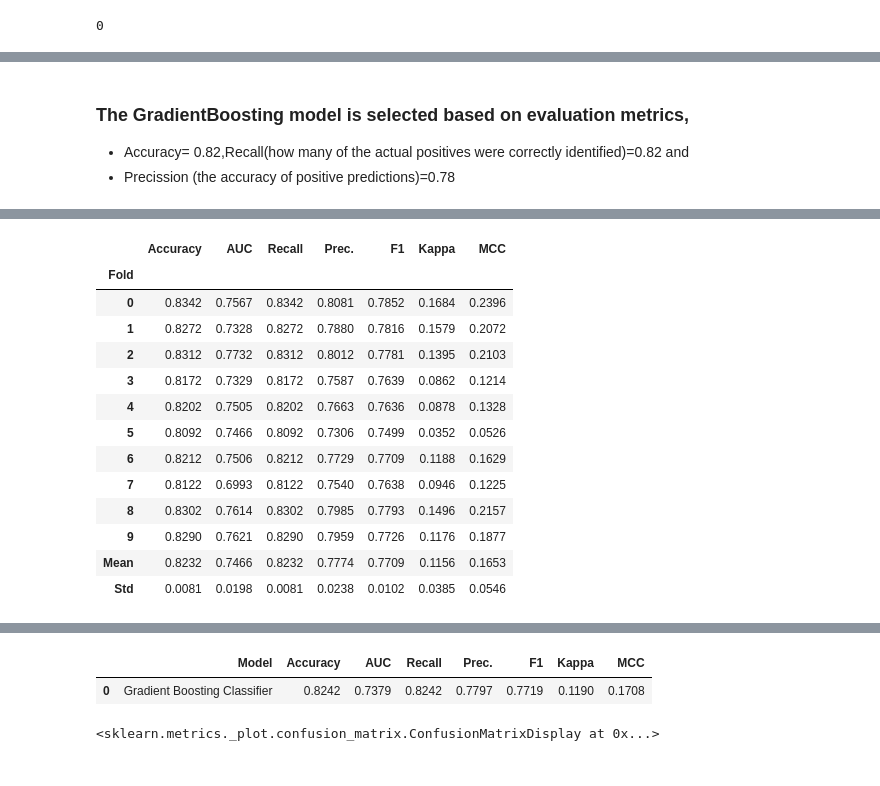
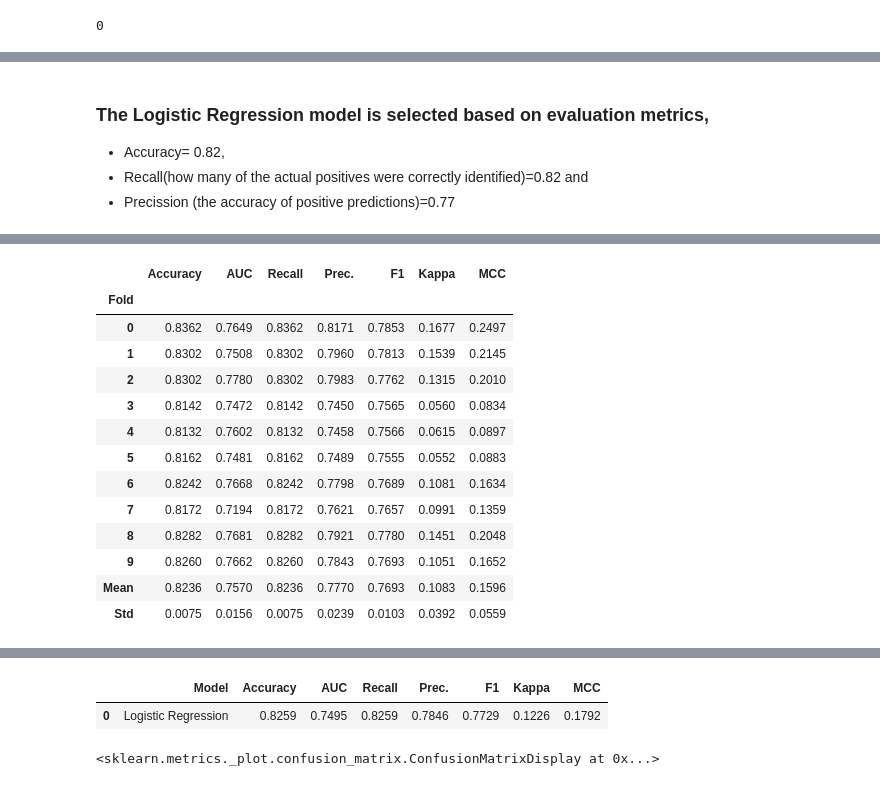
Before and after one commit to Hareg2024/User-churn, a Jupyter notebook: waze.ipynb, the cells around one changed output, grey strips where cells are left out. Drawn from its saved outputs; the diff is of its cells as text; code cells hidden in the pictures.

```diff
--- a/waze.ipynb
+++ b/waze.ipynb
@@ -303,35 +334,36 @@ LogisticRegression(C=1.0, class_weight=None, dual=False, fit_intercept=True,
                    random_state=123, solver='lbfgs', tol=0.0001, verbose=0,
                    warm_start=False)
 # %% [markdown]
-### The GradientBoosting model is selected based on evaluation metrics,
-* Accuracy= 0.82,Recall(how many of the actual positives were correctly identified)=0.82  and
-* Precission (the accuracy of positive predictions)=0.78
+### The Logistic Regression model is selected based on evaluation metrics,
+* Accuracy= 0.82,
+* Recall(how many of the actual positives were correctly identified)=0.82  and
+* Precission (the accuracy of positive predictions)=0.77
 # %%
 # use the best model
-gbst = create_model('gbc')
+lr = create_model('lr')
 # %% [output]
 [interactive output not drawn]
 |  | Accuracy | AUC | Recall | Prec. | F1 | Kappa | MCC |
 | Fold |  |  |  |  |  |  |  |
-| 0 | 0.8342 | 0.7567 | 0.8342 | 0.8081 | 0.7852 | 0.1684 | 0.2396 |
-| 1 | 0.8272 | 0.7328 | 0.8272 | 0.7880 | 0.7816 | 0.1579 | 0.2072 |
-| 2 | 0.8312 | 0.7732 | 0.8312 | 0.8012 | 0.7781 | 0.1395 | 0.2103 |
-| 3 | 0.8172 | 0.7329 | 0.8172 | 0.7587 | 0.7639 | 0.0862 | 0.1214 |
-| 4 | 0.8202 | 0.7505 | 0.8202 | 0.7663 | 0.7636 | 0.0878 | 0.1328 |
-| 5 | 0.8092 | 0.7466 | 0.8092 | 0.7306 | 0.7499 | 0.0352 | 0.0526 |
-| 6 | 0.8212 | 0.7506 | 0.8212 | 0.7729 | 0.7709 | 0.1188 | 0.1629 |
-| 7 | 0.8122 | 0.6993 | 0.8122 | 0.7540 | 0.7638 | 0.0946 | 0.1225 |
-| 8 | 0.8302 | 0.7614 | 0.8302 | 0.7985 | 0.7793 | 0.1496 | 0.2157 |
-| 9 | 0.8290 | 0.7621 | 0.8290 | 0.7959 | 0.7726 | 0.1176 | 0.1877 |
-| Mean | 0.8232 | 0.7466 | 0.8232 | 0.7774 | 0.7709 | 0.1156 | 0.1653 |
-| Std | 0.0081 | 0.0198 | 0.0081 | 0.0238 | 0.0102 | 0.0385 | 0.0546 |
+| 0 | 0.8362 | 0.7649 | 0.8362 | 0.8171 | 0.7853 | 0.1677 | 0.2497 |
+| 1 | 0.8302 | 0.7508 | 0.8302 | 0.7960 | 0.7813 | 0.1539 | 0.2145 |
+| 2 | 0.8302 | 0.7780 | 0.8302 | 0.7983 | 0.7762 | 0.1315 | 0.2010 |
+| 3 | 0.8142 | 0.7472 | 0.8142 | 0.7450 | 0.7565 | 0.0560 | 0.0834 |
+| 4 | 0.8132 | 0.7602 | 0.8132 | 0.7458 | 0.7566 | 0.0615 | 0.0897 |
+| 5 | 0.8162 | 0.7481 | 0.8162 | 0.7489 | 0.7555 | 0.0552 | 0.0883 |
+| 6 | 0.8242 | 0.7668 | 0.8242 | 0.7798 | 0.7689 | 0.1081 | 0.1634 |
+| 7 | 0.8172 | 0.7194 | 0.8172 | 0.7621 | 0.7657 | 0.0991 | 0.1359 |
+| 8 | 0.8282 | 0.7681 | 0.8282 | 0.7921 | 0.7780 | 0.1451 | 0.2048 |
+| 9 | 0.8260 | 0.7662 | 0.8260 | 0.7843 | 0.7693 | 0.1051 | 0.1652 |
+| Mean | 0.8236 | 0.7570 | 0.8236 | 0.7770 | 0.7693 | 0.1083 | 0.1596 |
+| Std | 0.0075 | 0.0156 | 0.0075 | 0.0239 | 0.0103 | 0.0392 | 0.0559 |
 [interactive output not drawn]
 # %%
 # use the model to predict on holdout data
-gbst_pred = predict_model(gbst)
+lr_pred = predict_model(lr)
 # %% [output]
 |  | Model | Accuracy | AUC | Recall | Prec. | F1 | Kappa | MCC |
-| 0 | Gradient Boosting Classifier | 0.8242 | 0.7379 | 0.8242 | 0.7797 | 0.7719 | 0.1190 | 0.1708 |
+| 0 | Logistic Regression | 0.8259 | 0.7495 | 0.8259 | 0.7846 | 0.7729 | 0.1226 | 0.1792 |
 # %%
 #confusion matrics
 from sklearn.metrics import confusion_matrix, ConfusionMatrixDisplay
```
Also changed, not shown: parts of 30 cells of this notebook.
